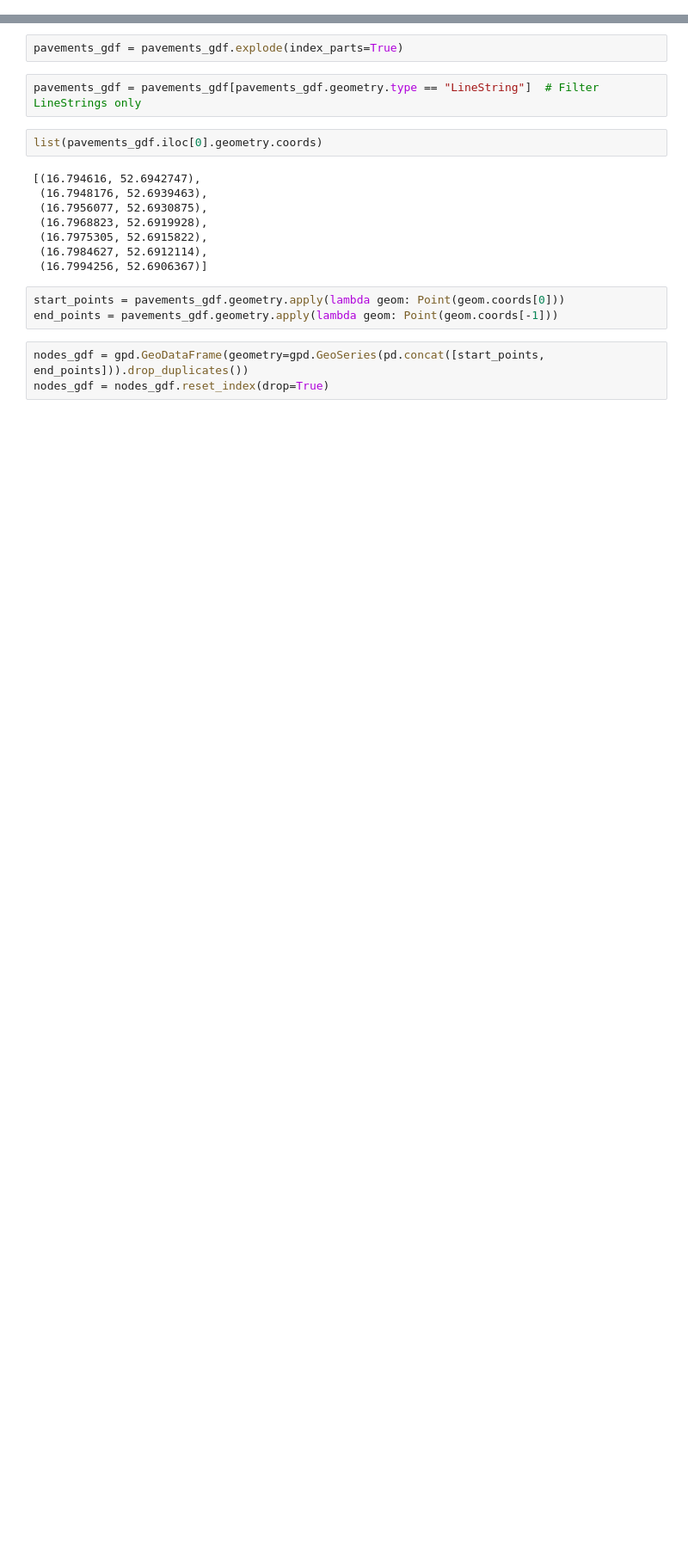
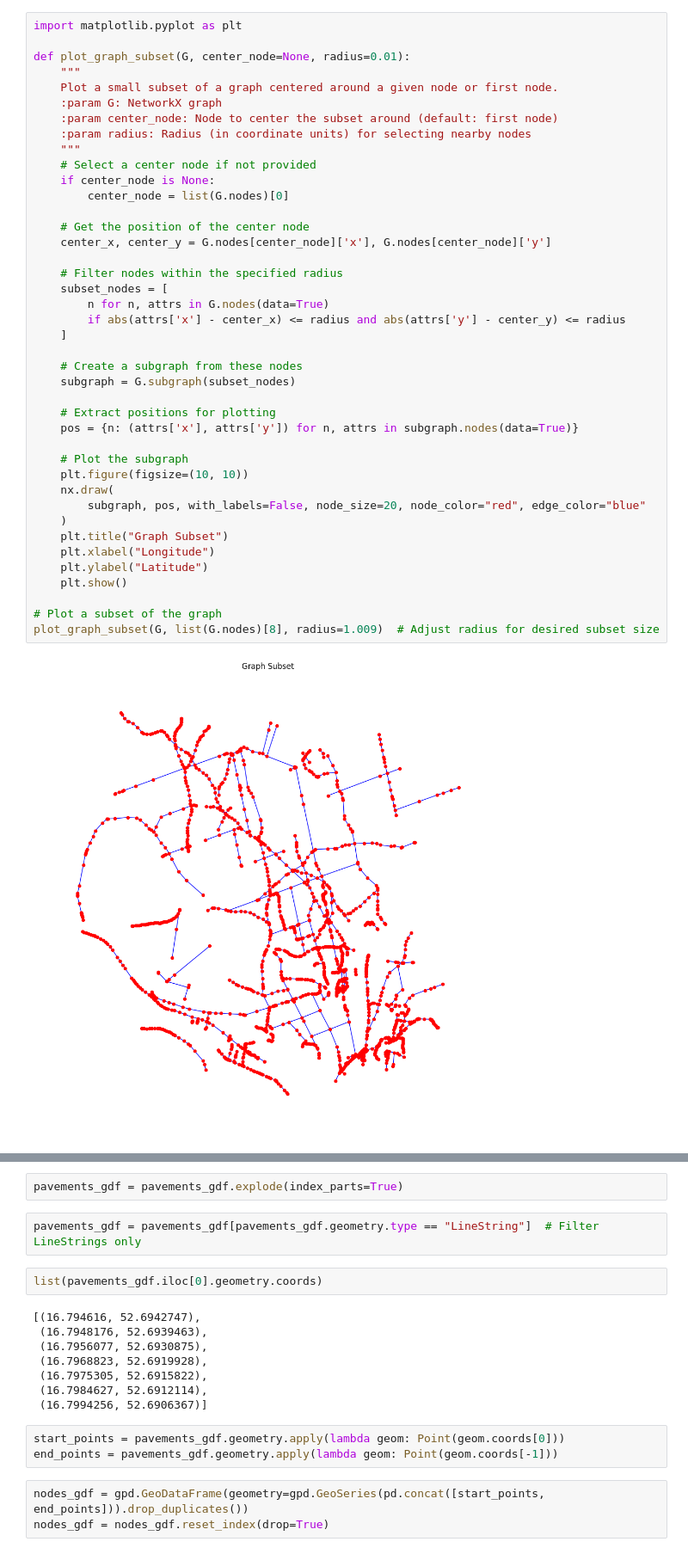
Before and after one commit to Mian-Bruel/planet-on-2024, a Jupyter notebook: src/get_pavements.ipynb, the cells around one changed output, grey strips where cells are left out. Shown: that part at 86% size. Drawn from its saved outputs; the diff is of its cells as text; blank space fills up the shorter version.

```diff
--- a/src/get_pavements.ipynb
+++ b/src/get_pavements.ipynb
@@ -32,0 +84,43 @@ pavements_in_forests = gpd.sjoin(pavements_gdf, forest_gdf, how="inner", op="int
+# %%
+import matplotlib.pyplot as plt
+
+def plot_graph_subset(G, center_node=None, radius=0.01):
+    """
+    Plot a small subset of a graph centered around a given node or first node.
+    :param G: NetworkX graph
+    :param center_node: Node to center the subset around (default: first node)
+    :param radius: Radius (in coordinate units) for selecting nearby nodes
+    """
+    # Select a center node if not provided
+    if center_node is None:
+        center_node = list(G.nodes)[0]
+
+    # Get the position of the center node
+    center_x, center_y = G.nodes[center_node]['x'], G.nodes[center_node]['y']
+
+    # Filter nodes within the specified radius
+    subset_nodes = [
+        n for n, attrs in G.nodes(data=True)
+        if abs(attrs['x'] - center_x) <= radius and abs(attrs['y'] - center_y) <= radius
+    ]
+
+    # Create a subgraph from these nodes
+    subgraph = G.subgraph(subset_nodes)
+
+    # Extract positions for plotting
+    pos = {n: (attrs['x'], attrs['y']) for n, attrs in subgraph.nodes(data=True)}
+
+    # Plot the subgraph
+    plt.figure(figsize=(10, 10))
+    nx.draw(
+        subgraph, pos, with_labels=False, node_size=20, node_color="red", edge_color="blue"
+    )
+    plt.title("Graph Subset")
+    plt.xlabel("Longitude")
+    plt.ylabel("Latitude")
+    plt.show()
+
+# Plot a subset of the graph
+plot_graph_subset(G, list(G.nodes)[8], radius=1.009)  # Adjust radius for desired subset size
+# %% [output]
+[figure, added]
```
Also changed, not shown: parts of 10 cells of this notebook.
